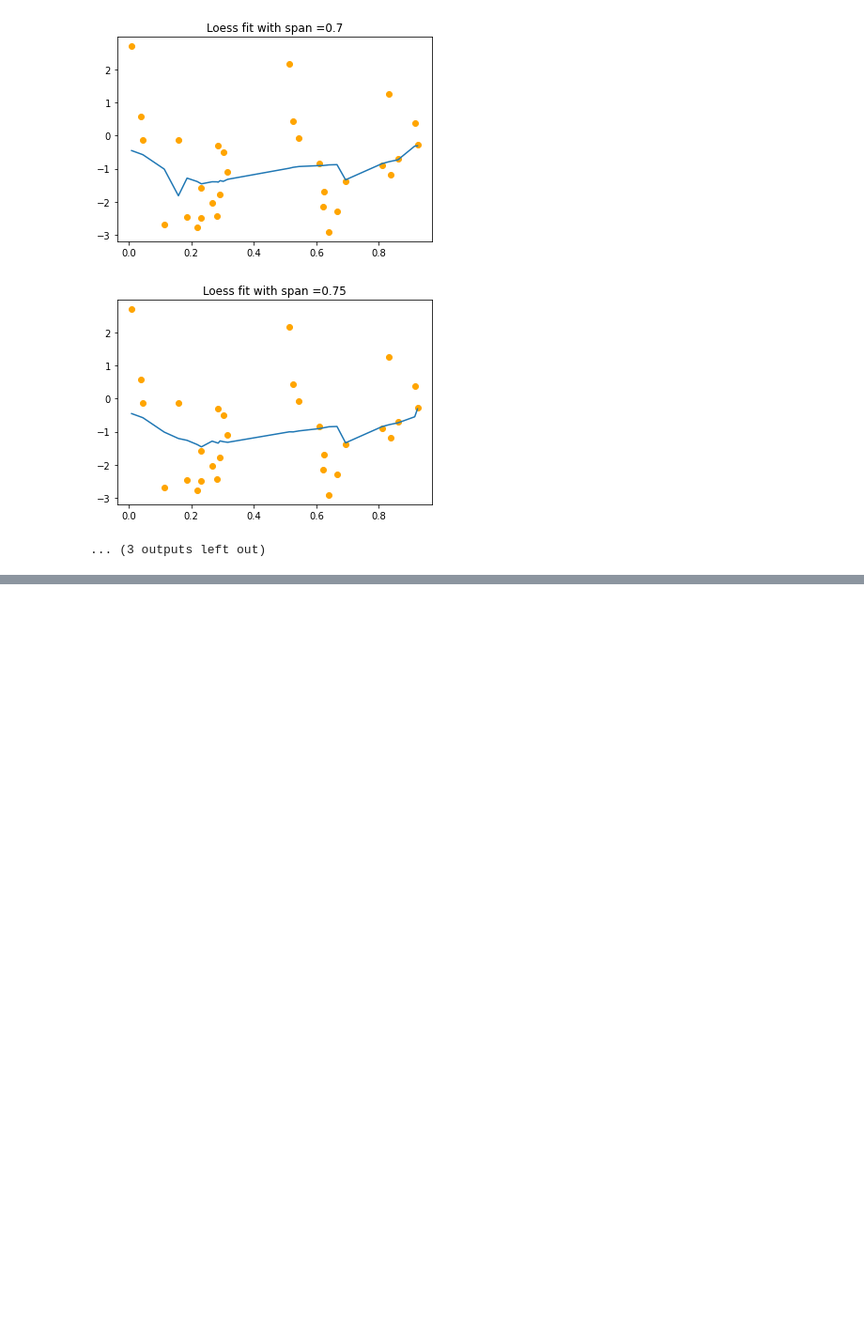
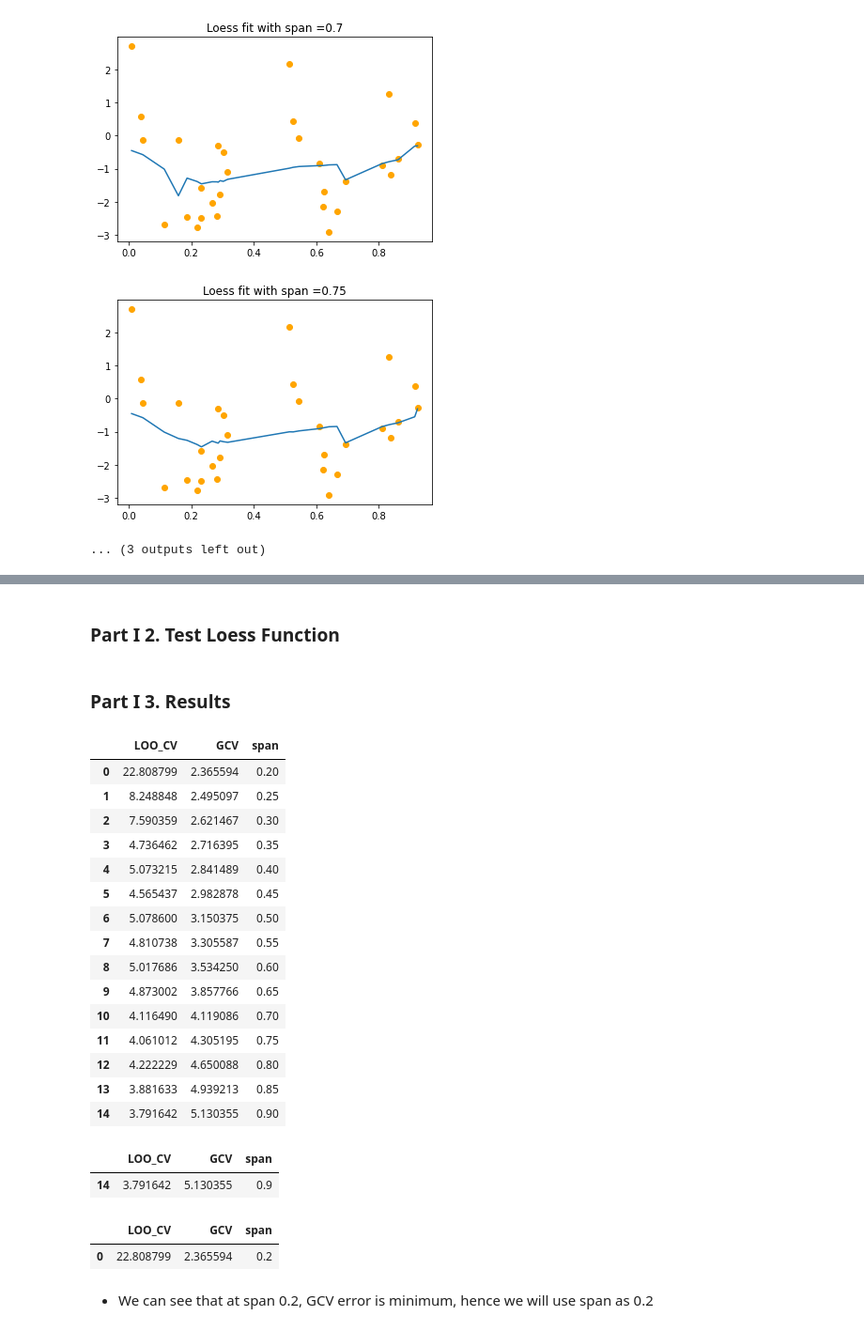
Before and after one commit to SandipSonawane/UIUC-STAT542-Statistical-Learning, a Jupyter notebook: Coding Assignment 3- Loess Implementation/Assignment_3_4721_sandip2_SandipSonawane_and_Anurag_Anand.ipynb, the cells around one changed output, grey strips where cells are left out. Shown: that part at 94% size. Drawn from its saved outputs; the diff is of its cells as text; code cells hidden in the pictures; blank space fills up the shorter version.

```diff
--- a/Coding Assignment 3- Loess Implementation/Assignment_3_4721_sandip2_SandipSonawane_and_Anurag_Anand.ipynb
+++ b/Coding Assignment 3- Loess Implementation/Assignment_3_4721_sandip2_SandipSonawane_and_Anurag_Anand.ipynb
@@ -480,0 +253,72 @@ if __name__ == "__main__":
+# %% [markdown]
+### <a id='part1_2'>Part I 2. Test Loess Function</a>
+# %%
+def onestep_CV(sp):
+
+    #  1) Fit a loess model y1 ~ x1 with span = sp, and extract the corresponding residual vector
+    my_pred = {}
+    for i in df.x:
+        xx = df.x[(df.x >= i-(span/2)) & (df.x <= i+(span/2))]
+        yy = df.y[(df.x >= i-(span/2)) & (df.x <= i+(span/2))]
+        loess = Loess(xx.tolist(), yy.tolist())
+        y_pred = []
+
+        y = loess.estimate(i, window=len(xx), degree=0)
+        my_pred.update({i:y})
+
+    #  2) Call smoother_matrix to obtain the diagonal entries of S
+    #  3) Compute LOO-CV and GCV using formula from lecture notes
+    LOO_CV = []
+    GCV = []
+    for i in df.x:
+        trace_s, s_i = smoother_matrix(df.x, sp, i)
+#         print(s_i, sp, i)
+        LOO_CV_i = np.mean((np.subtract(list(my_pred.values()), df.y.tolist())/(1-s_i))**2)
+#         if not LOO_CV_i > 20:
+        LOO_CV.append(LOO_CV_i)
+
+        GCV_i = np.mean((np.subtract(list(my_pred.values()), df.y.tolist())/(1-trace_s/len(df.x)))**2)
+        GCV.append(GCV_i)
+
+    return np.mean(LOO_CV), np.mean(GCV)
+# %%
+LOO_CV = [onestep_CV(sp)[0] for sp in span_range]
+GCV = [onestep_CV(sp)[1] for sp in span_range]
+# %%
+data = {'LOO_CV':LOO_CV,
+        'GCV': GCV,
+        'span': span_range}
+result_df = pd.DataFrame(data)
+# %% [markdown]
+### <a id='part1_3'>Part I 3. Results</a>
+# %%
+result_df
+# %% [output]
+|  | LOO_CV | GCV | span |
+| 0 | 22.808799 | 2.365594 | 0.20 |
+| 1 | 8.248848 | 2.495097 | 0.25 |
+| 2 | 7.590359 | 2.621467 | 0.30 |
+| 3 | 4.736462 | 2.716395 | 0.35 |
+| 4 | 5.073215 | 2.841489 | 0.40 |
+| 5 | 4.565437 | 2.982878 | 0.45 |
+| 6 | 5.078600 | 3.150375 | 0.50 |
+| 7 | 4.810738 | 3.305587 | 0.55 |
+| 8 | 5.017686 | 3.534250 | 0.60 |
+| 9 | 4.873002 | 3.857766 | 0.65 |
+| 10 | 4.116490 | 4.119086 | 0.70 |
+| 11 | 4.061012 | 4.305195 | 0.75 |
+| 12 | 4.222229 | 4.650088 | 0.80 |
+| 13 | 3.881633 | 4.939213 | 0.85 |
+| 14 | 3.791642 | 5.130355 | 0.90 |
+# %%
+result_df[result_df.LOO_CV == min(result_df.LOO_CV)]
+# %% [output]
+|  | LOO_CV | GCV | span |
+| 14 | 3.791642 | 5.130355 | 0.9 |
+# %%
+result_df[result_df.GCV == min(result_df.GCV)]
+# %% [output]
+|  | LOO_CV | GCV | span |
+| 0 | 22.808799 | 2.365594 | 0.2 |
+# %% [markdown]
+- We can see that at span 0.2, GCV error is minimum, hence we will use span as 0.2
```
Also changed, not shown: parts of 20 cells of this notebook.
